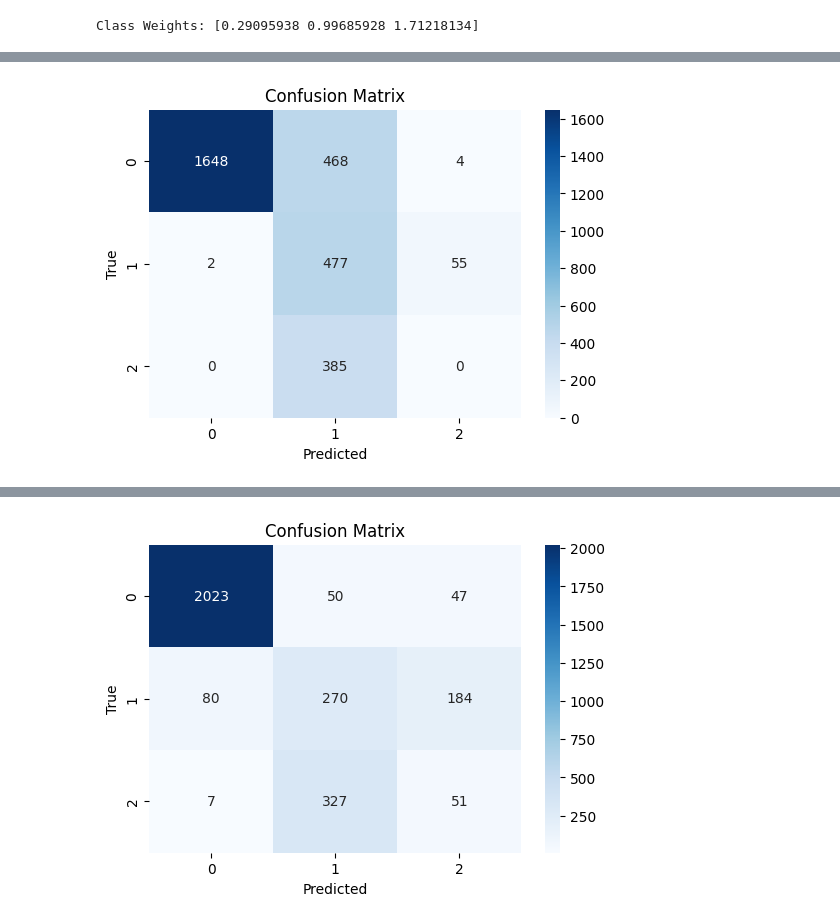
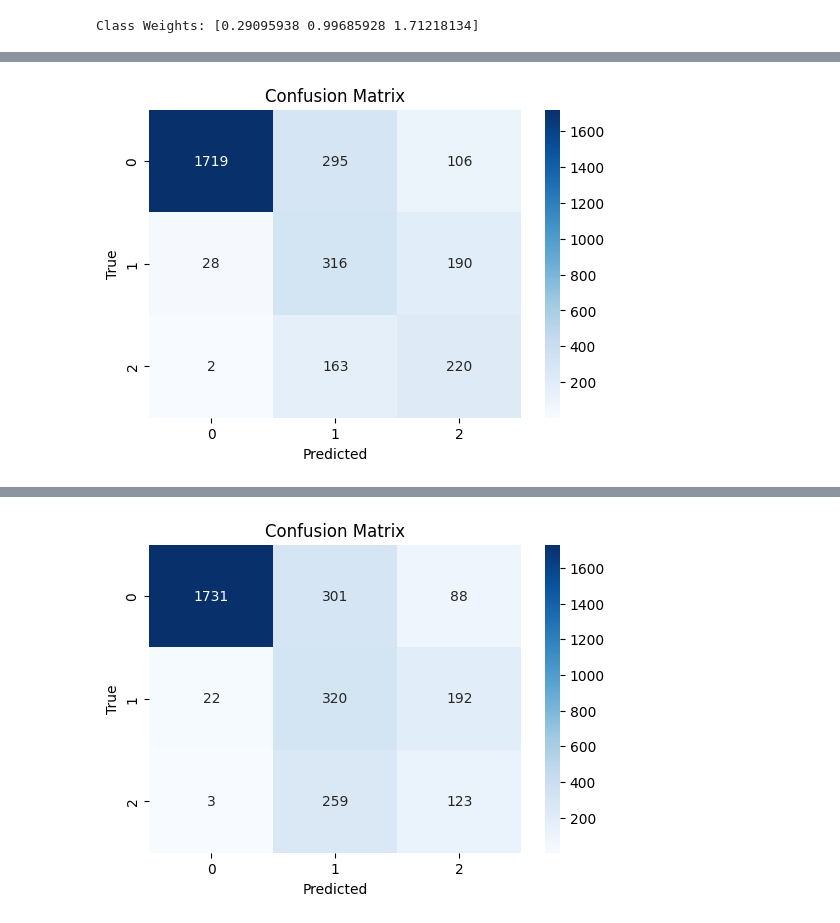
Before and after one commit to christianeiken-coder/Ai-Medical-Physics, a Jupyter notebook: Kopie_von_week_05_computer_vision_I.ipynb, the cells around one changed output, grey strips where cells are left out. Saved outputs shown, nothing was run; the diff lists cells and outputs as text; code cells hidden in the pictures.

```diff
--- a/Kopie_von_week_05_computer_vision_I.ipynb
+++ b/Kopie_von_week_05_computer_vision_I.ipynb
@@ -628,7 +657,7 @@ class_weights_tensor = torch.tensor(class_weights, dtype=torch.float32).to(devic
 
 loss_criterion = FocalLoss(alpha=class_weights_tensor, gamma=2)
  # hier kommt dann jetzt die Gewichutng der klassen rein
-optimizer = torch.optim.Adam(model.parameters(), lr=1e-4)
+optimizer = torch.optim.Adam(model.parameters(), lr=1e-6)
 # %% [output]
 Class Weights: [0.29095938 0.99685928 1.71218134]
 # %%
@@ -648,7 +677,7 @@ train_loader = DataLoader(
     dataset=train_ds,
     batch_size=batch_size,
     num_workers=4,
-    shuffle=True,
+    sampler=sampler, #wir haben oben gemacht, dass Klasse 1 und 2 häufiger gezogen wird, da wir davon weniger bilder haben
     drop_last=True
 )
 
@@ -809 +838 @@ Prediction-Verteilung:
-[figure, old version]
+[figure, new version]
@@ -827,4 +856,4 @@ Prediction-Verteilung:
-[figure, old version]
+[figure, new version]
 # %%
 with torch.no_grad():
 
```
Also changed, not shown: parts of 5 cells of this notebook.
